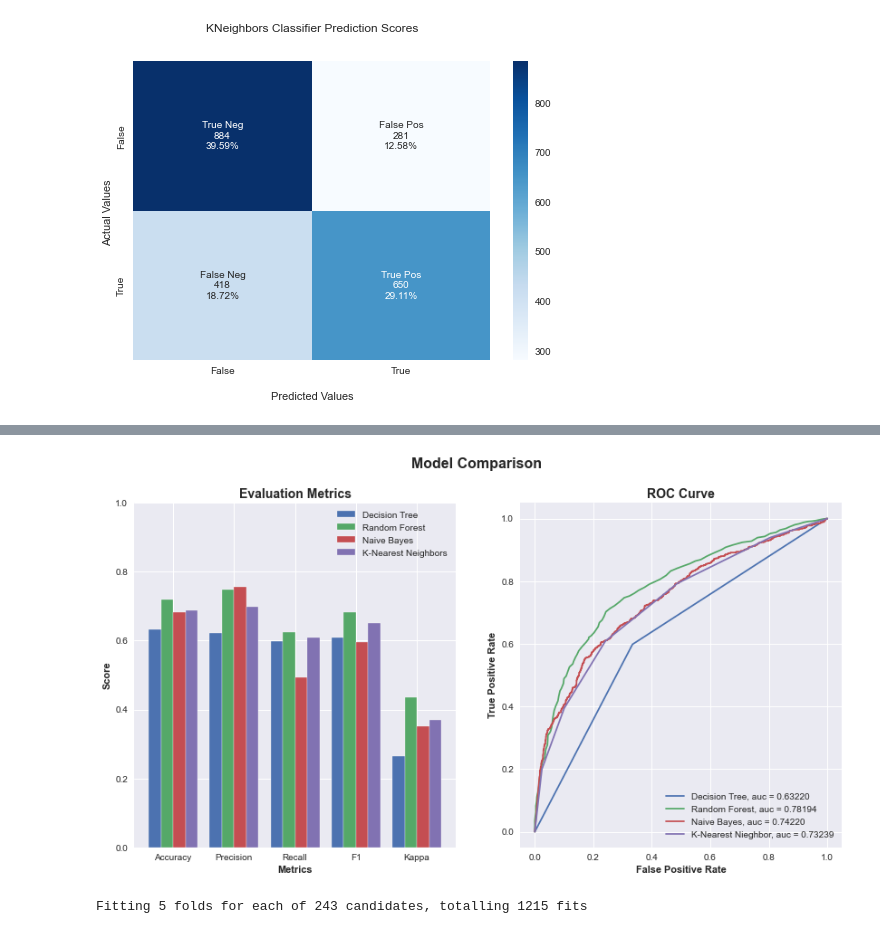
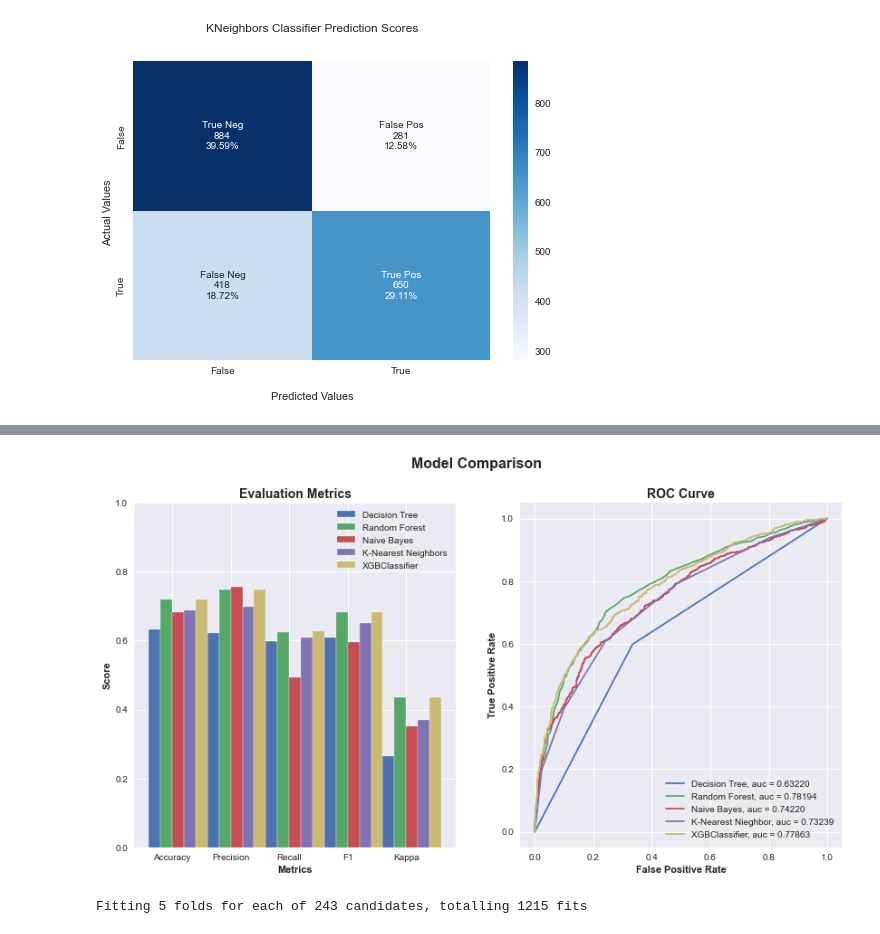
Before and after one commit to protovici/Data-Sciences, a Jupyter notebook: Classical/class_test.ipynb, the cells around one changed output, grey strips where cells are left out. Cells and saved outputs as stored; diff of their text form; code cells hidden in the pictures.

```diff
--- a/Classical/class_test.ipynb
+++ b/Classical/class_test.ipynb
@@ -470,49 +543,53 @@ dtc_score = [dtc_eval['acc'], dtc_eval['prec'], dtc_eval['rec'], dtc_eval['f1'],
 rf_score = [rf_eval['acc'], rf_eval['prec'], rf_eval['rec'], rf_eval['f1'], rf_eval['kappa']]
 nb_score = [nb_eval['acc'], nb_eval['prec'], nb_eval['rec'], nb_eval['f1'], nb_eval['kappa']]
 knn_score = [knn_eval['acc'], knn_eval['prec'], knn_eval['rec'], knn_eval['f1'], knn_eval['kappa']]
+xgb_score = [xgb_eval['acc'], xgb_eval['prec'], xgb_eval['rec'], xgb_eval['f1'], xgb_eval['kappa']]
 
 ## Set position of bar on X axis
 r1 = np.arange(len(dtc_score))
 r2 = [x + barWidth for x in r1]
 r3 = [x + barWidth for x in r2]
 r4 = [x + barWidth for x in r3]
+r5 = [x + barWidth for x in r4]
 
 ## Make the plot
 ax1.bar(r1, dtc_score, width=barWidth, edgecolor='white', label='Decision Tree')
 ax1.bar(r2, rf_score, width=barWidth, edgecolor='white', label='Random Forest')
 ax1.bar(r3, nb_score, width=barWidth, edgecolor='white', label='Naive Bayes')
 ax1.bar(r4, knn_score, width=barWidth, edgecolor='white', label='K-Nearest Neighbors')
+ax1.bar(r5, xgb_score, width=barWidth, edgecolor='white', label='XGBClassifier')
 
 ## Configure x and y axis
 ax1.set_xlabel('Metrics', fontweight='bold')
 labels = ['Accuracy', 'Precision', 'Recall', 'F1', 'Kappa']
 ax1.set_xticks([r + (barWidth * 1.5) for r in range(len(dtc_score))], )
 ax1.set_xticklabels(labels)
 ax1.set_ylabel('Score', fontweight='bold')
 ax1.set_ylim(0, 1)
 
 ## Create legend & title
 ax1.set_title('Evaluation Metrics', fontsize=14, fontweight='bold')
 ax1.legend()
 
 # Second plot
 ## Comparing ROC Curve
 ax2.plot(dtc_eval['fpr'], dtc_eval['tpr'], label='Decision Tree, auc = {:0.5f}'.format(dtc_eval['auc']))
 ax2.plot(rf_eval['fpr'], rf_eval['tpr'], label='Random Forest, auc = {:0.5f}'.format(rf_eval['auc']))
 ax2.plot(nb_eval['fpr'], nb_eval['tpr'], label='Naive Bayes, auc = {:0.5f}'.format(nb_eval['auc']))
 ax2.plot(knn_eval['fpr'], knn_eval['tpr'], label='K-Nearest Nieghbor, auc = {:0.5f}'.format(knn_eval['auc']))
+ax2.plot(xgb_eval['fpr'], xgb_eval['tpr'], label='XGBClassifier, auc = {:0.5f}'.format(xgb_eval['auc']))
 
 ## Configure x and y axis
 ax2.set_xlabel('False Positive Rate', fontweight='bold')
 ax2.set_ylabel('True Positive Rate', fontweight='bold')
 
 ## Create legend & title
 ax2.set_title('ROC Curve', fontsize=14, fontweight='bold')
 ax2.legend(loc=4)
 
 plt.show()
 # %% [output]
-[figure, old version]
+[figure, new version]
 # %%
 from sklearn.model_selection import GridSearchCV
 
```
Also changed, not shown: parts of 1 cell of this notebook.
